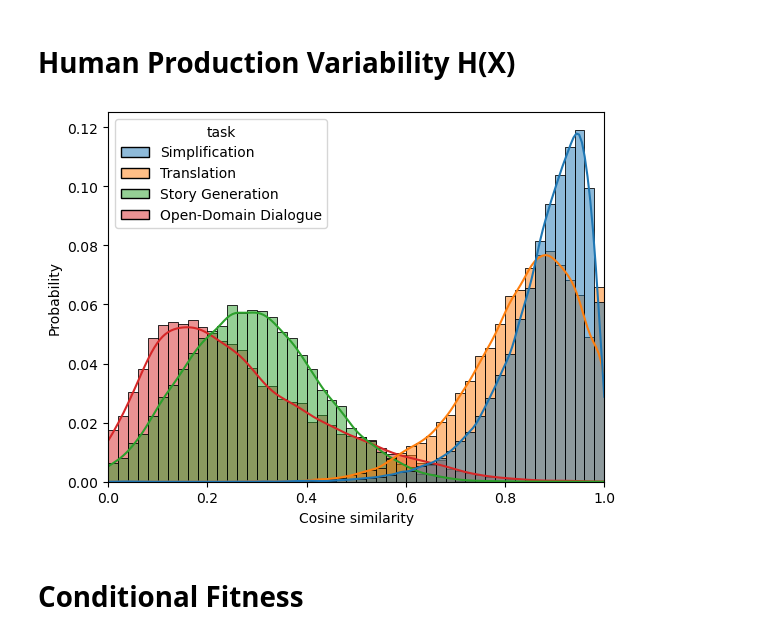
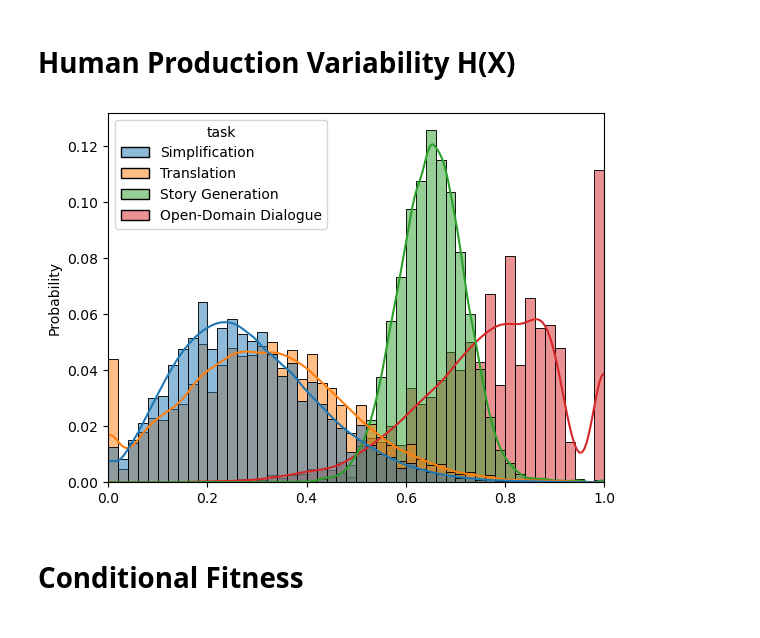
Before and after one commit to dmg-illc/nlg-uncertainty-probes, a Jupyter notebook: fitness_analysis.ipynb, the cells around one changed output. Saved outputs shown, nothing was run; the diff lists cells and outputs as text; code cells hidden in the pictures.

Commit message:
convert similarities to distances

```diff
--- a/fitness_analysis.ipynb
+++ b/fitness_analysis.ipynb
@@ -128,6 +129,9 @@ def construct_df(fpaths):
     df = pd.DataFrame(data=scores, columns=column_names)
     df = df.astype(schema)
 
+    # From similarity/overlap to distance
+    df["score_value"] = 1 - df["score_value"]
+
     # Prettify names
     df["cand_system"] = df['cand_system'].replace(
         {'val':'human', "dev": "human", "test": "human", "wmt14-en-de": "human"}
@@ -141,13 +145,13 @@ def construct_df(fpaths):
         }
     )
     score_mapping = {
-            '1gram_overlap_yy': "Unigram overlap",
-            '1gram_pos_overlap_yy': "POS unigram overlap",
-            '2gram_overlap_yy': "Bigram overlap",
-            '2gram_pos_overlap_yy': "POS bigram overlap",
-            '3gram_overlap_yy': "Trigram overlap",
-            '3gram_pos_overlap_yy': "POS trigram overlap",
-            'cosine_similarity_yy': "Cosine similarity"
+            '1gram_overlap_yy': "Unigram distance",
+            '1gram_pos_overlap_yy': "POS unigram distance",
+            '2gram_overlap_yy': "Bigram distance",
+            '2gram_pos_overlap_yy': "POS bigram distance",
+            '3gram_overlap_yy': "Trigram distance",
+            '3gram_pos_overlap_yy': "POS trigram distance",
+            'cosine_similarity_yy': "Cosine distance"
     }
     df["score_name"] = df['score_name'].replace(score_mapping)
     return df
@@ -167,31 +171,37 @@ Loaded df_M
 # %%
 def plot_human(df, score_names, n_bins=50):
     fig, axes = plt.subplots(nrows=1, ncols=len(score_names))
     for i, score_name in enumerate(score_names):
         plot_df = df[
             (df["score_name"] == score_name) &
             (df["cand_system"] == "human")
         ]
         ax = axes if len(score_names) == 1 else axes[i]
         sns.histplot(
             plot_df,
             x="score_value",
             hue="task",
             bins=np.linspace(0,1,num=n_bins+1),
             kde=True,
             stat="probability",
             ax=ax,
             common_norm=False,
             hue_order=["Simplification", "Translation", "Story Generation", "Open-Domain Dialogue"]
         )
-        ax.set_xlabel(score_name)
+        ax.set_xlabel('')  #(score_name)
         ax.set_xlim((0,1))
-#         fig.savefig(f"{plot_dir}/human_{score_name}.png")
+        # fig.savefig(f"{plot_dir}/human_{score_name.replace(' ', '_')}.png")
 #         fig.suptitle("Semantic" if "sim" in score_name else "Syntactic" if "POS" in score_name else "Lexical")
 
-plot_human(df_H, ["Unigram overlap", "POS Bigram overlap", "Cosine similarity"])
+plot_human(df_H, ["Unigram distance"])
+# plot_human(df_H, ["Bigram distance"])
+# plot_human(df_H, ["Trigram distance"])
+# plot_human(df_H, ["POS unigram distance"])
+# plot_human(df_H, ["POS bigram distance"])
+# plot_human(df_H, ["POS trigram distance"])
+# plot_human(df_H, ["Cosine distance"])
 # %% [output]
-[figure, old version]
+[figure, new version]
 # %% [markdown]
 # Conditional Fitness
 # %%
```
Also changed, not shown: parts of 12 cells of this notebook.
